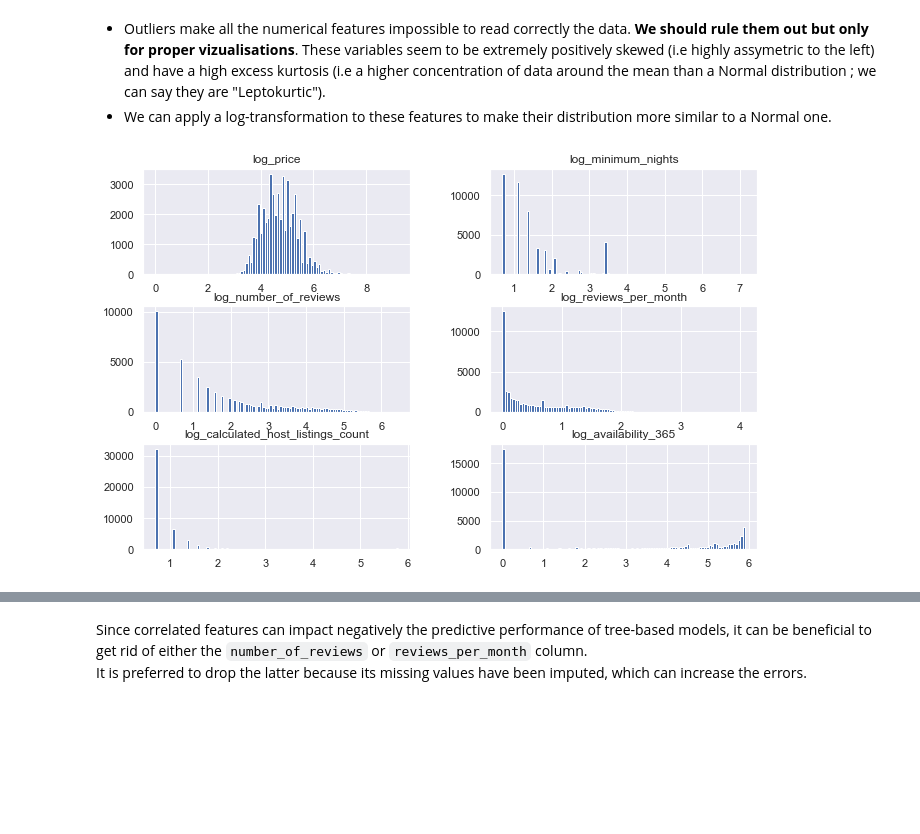
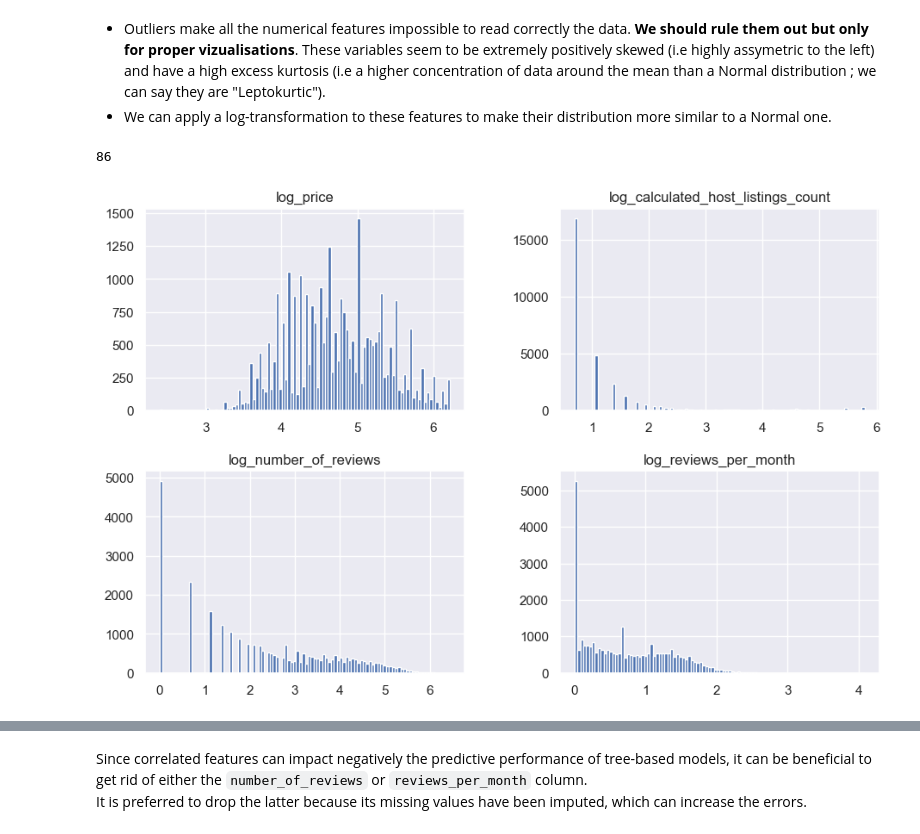
Before and after one commit to adel-R/Ensemble2023, a Jupyter notebook: Airbnb_Price_Prediction_Project-First_Experimentations_Amine_Zaamoun.ipynb, the cells around one changed output, grey strips where cells are left out. Cells and saved outputs as stored; diff of their text form; code cells hidden in the pictures; blank space fills up the shorter version.

```diff
--- a/Airbnb_Price_Prediction_Project-First_Experimentations_Amine_Zaamoun.ipynb
+++ b/Airbnb_Price_Prediction_Project-First_Experimentations_Amine_Zaamoun.ipynb
@@ -166,11 +171,15 @@
 ### Data Cleaning
 
 # Delete the features irrevelant to the predictive task
-df = df.drop(['last_review', 'host_name', 'name', 'id', 'host_id', 'latitude', 'longitude', 'neighbourhood'], axis = 1)
+#df = df.drop(['last_review', 'host_name', 'name', 'id', 'host_id', 'latitude', 'longitude', 'neighbourhood'], axis = 1)
+df = df.drop(['host_name', 'name'], axis = 1)
 
 # Input missing values
 df['reviews_per_month'] = df['reviews_per_month'].fillna(0)
 
+df['last_review'] = pd.to_datetime(df['last_review'])
+df['last_review'] = df['last_review'].fillna(df['last_review'].median())
+
 print('Missing values replaced!')
 # %% [output]
 Missing values replaced!
@@ -217,20 +232,31 @@ df[list_num_features].hist(bins = 100, figsize = (11, 7));
 # %% [markdown]
 - Outliers make all the numerical features impossible to read correctly the data. **We should rule them out but only for proper vizualisations**. These variables seem to be extremely positively skewed (i.e highly assymetric to the left) and have a high excess kurtosis (i.e a higher concentration of data around the mean than a Normal distribution ; we can say they are "Leptokurtic").
 - We can apply a log-transformation to these features to make their distribution more similar to a Normal one.
+# %%
+# How many listing have a price superior to 2000?
+df.loc[df['price'] > 2000].shape[0]
+# %% [output]
+86
+# %%
+df = df.loc[df['price'] != 0]
+df = df.loc[df['price'] <= 2000]
+
+df = df.loc[df['availability_365'] != 0]
 # %%
 ###  Log-transformation of the numerical features (we add in order to make sure we can make the calculations since log(0) is undefined)
 
 df['log_price'] = np.log(df['price'] + 1)
-df['log_minimum_nights'] = np.log(df['minimum_nights'] + 1)
+#df['log_minimum_nights'] = np.log(df['minimum_nights'] + 1)
 df['log_number_of_reviews'] = np.log(df['number_of_reviews'] + 1)
 df['log_reviews_per_month'] = np.log(df['reviews_per_month'] + 1)
 df['log_calculated_host_listings_count'] = np.log(df['calculated_host_listings_count'] + 1)
-df['log_availability_365'] = np.log(df['availability_365'] + 1)
+#df['log_availability_365'] = np.log(df['availability_365'] + 1)
 
 ### Distribution of the log-transformed numerical features
 
-list_log_num_features = ['log_price', 'log_minimum_nights', 'log_number_of_reviews', 'log_reviews_per_month', 'log_calculated_host_listings_count', 'log_availability_365']
+# list_log_num_features = ['log_price', 'log_minimum_nights', 'log_number_of_reviews', 'log_reviews_per_month', 'log_calculated_host_listings_count', 'log_availability_365']
+list_log_num_features = ['log_price', 'log_calculated_host_listings_count', 'log_number_of_reviews', 'log_reviews_per_month']
 
 df[list_log_num_features].hist(bins = 100, figsize = (11, 7));
 # %% [output]
-[figure, old version]
+[figure, new version]
```
Also changed, not shown: parts of 27 cells of this notebook.
